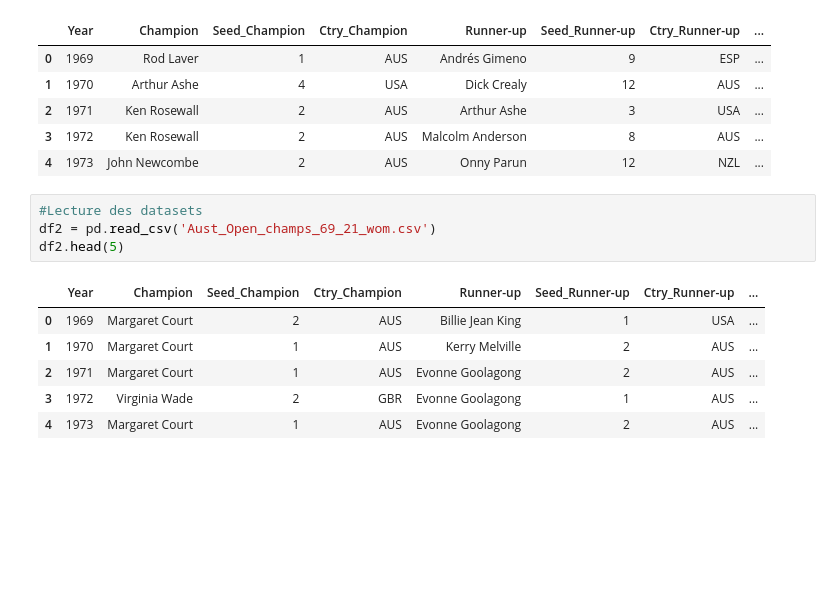
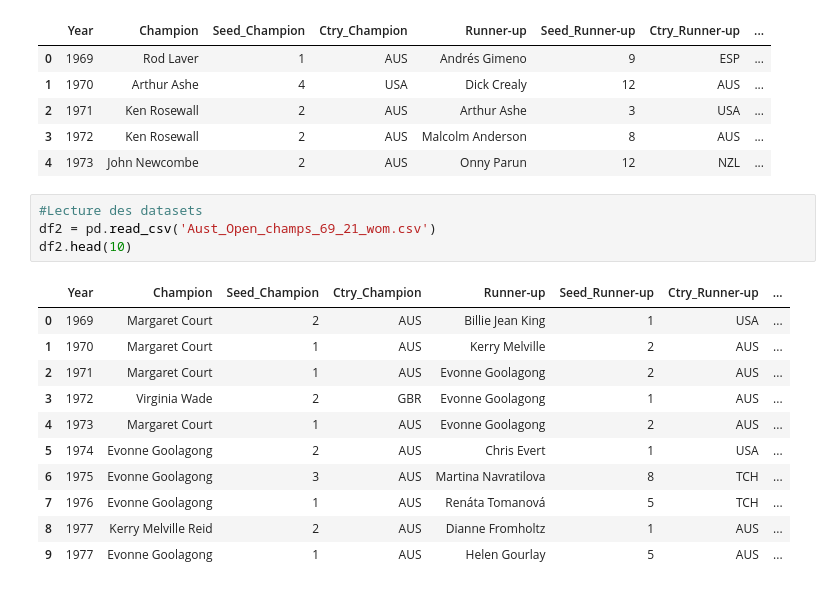
Before and after one commit to S0nia11/Projet_Sp-, a Jupyter notebook: Nettoyage data/Datasets/Matchs/Structure_datasets.ipynb, the cells around one changed output. Saved outputs shown, nothing was run; the diff lists cells and outputs as text; blank space fills up the shorter version.

```diff
--- a/Nettoyage data/Datasets/Matchs/Structure_datasets.ipynb
+++ b/Nettoyage data/Datasets/Matchs/Structure_datasets.ipynb
@@ -18,11 +21,16 @@ df1.head(5)
 # %%
 #Lecture des datasets
 df2 = pd.read_csv('Aust_Open_champs_69_21_wom.csv')
-df2.head(5)
+df2.head(10)
 # %% [output]
 |  | Year | Champion | Seed_Champion | Ctry_Champion | Runner-up | Seed_Runner-up | Ctry_Runner-up | ... |
 | 0 | 1969 | Margaret Court | 2 | AUS | Billie Jean King | 1 | USA | ... |
 | 1 | 1970 | Margaret Court | 1 | AUS | Kerry Melville | 2 | AUS | ... |
 | 2 | 1971 | Margaret Court | 1 | AUS | Evonne Goolagong | 2 | AUS | ... |
 | 3 | 1972 | Virginia Wade | 2 | GBR | Evonne Goolagong | 1 | AUS | ... |
 | 4 | 1973 | Margaret Court | 1 | AUS | Evonne Goolagong | 2 | AUS | ... |
+| 5 | 1974 | Evonne Goolagong | 2 | AUS | Chris Evert | 1 | USA | ... |
+| 6 | 1975 | Evonne Goolagong | 3 | AUS | Martina Navratilova | 8 | TCH | ... |
+| 7 | 1976 | Evonne Goolagong | 1 | AUS | Renáta Tomanová | 5 | TCH | ... |
+| 8 | 1977 | Kerry Melville Reid | 2 | AUS | Dianne Fromholtz | 1 | AUS | ... |
+| 9 | 1977 | Evonne Goolagong | 1 | AUS | Helen Gourlay | 5 | AUS | ... |
```
Also changed, not shown: parts of 11 cells of this notebook.
